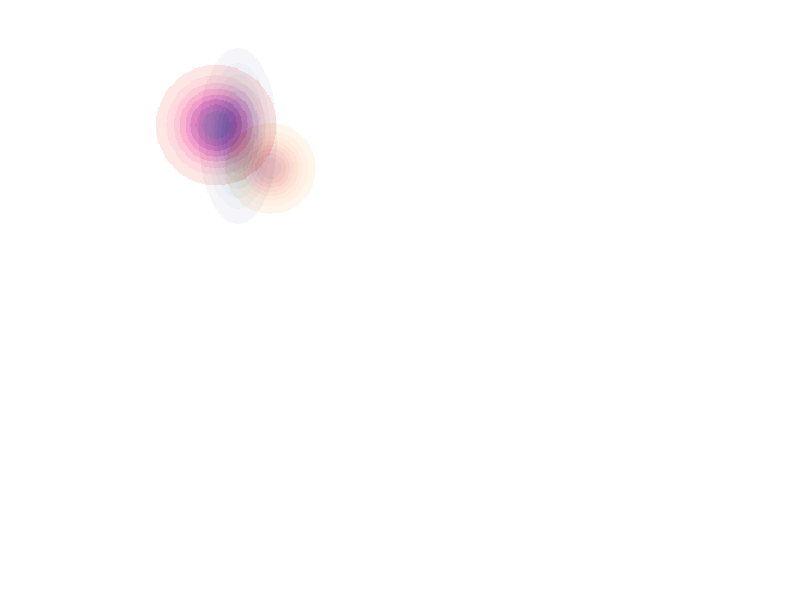
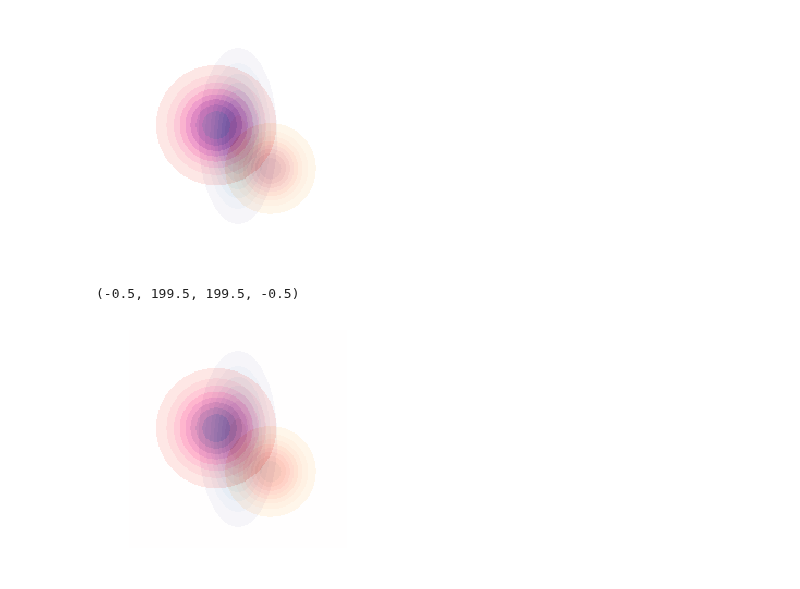
Before and after one commit to asver12/contour-maps-visualization, a Jupyter notebook: lab-color-space.ipynb, the cells around one changed output. Cells and saved outputs as stored; diff of their text form; code cells hidden in the pictures; blank space fills up the shorter version.

```diff
--- a/lab-color-space.ipynb
+++ b/lab-color-space.ipynb
@@ -54,3 +61,13 @@ Z_color_2_lab = color.rgb2lab(Z_color_2)
+# %%
+mixed_lab = picture_worker.combine_two_images(lab_color_operator_porter_duff, Z_color_lab,Z_color_1_lab,alpha=0.5)
+mixed_lab = picture_worker.combine_two_images(lab_color_operator_porter_duff, mixed_lab,Z_color_2_lab,alpha=0.5)
+# %%
+mixed = color.lab2rgb(mixed_lab)
+plt.imshow(mixed)
+plt.axis("off")
+# %% [output]
+(-0.5, 199.5, 199.5, -0.5)
+[figure, added]
 # %%
 def lab_color_operator_min(color_1,color_2, alpha):
     return np.array([np.minimum(color_1[i], color_2[i]) for i in range(len(color_1))])
```
Also changed, not shown: parts of 15 cells of this notebook, 6 other files.
